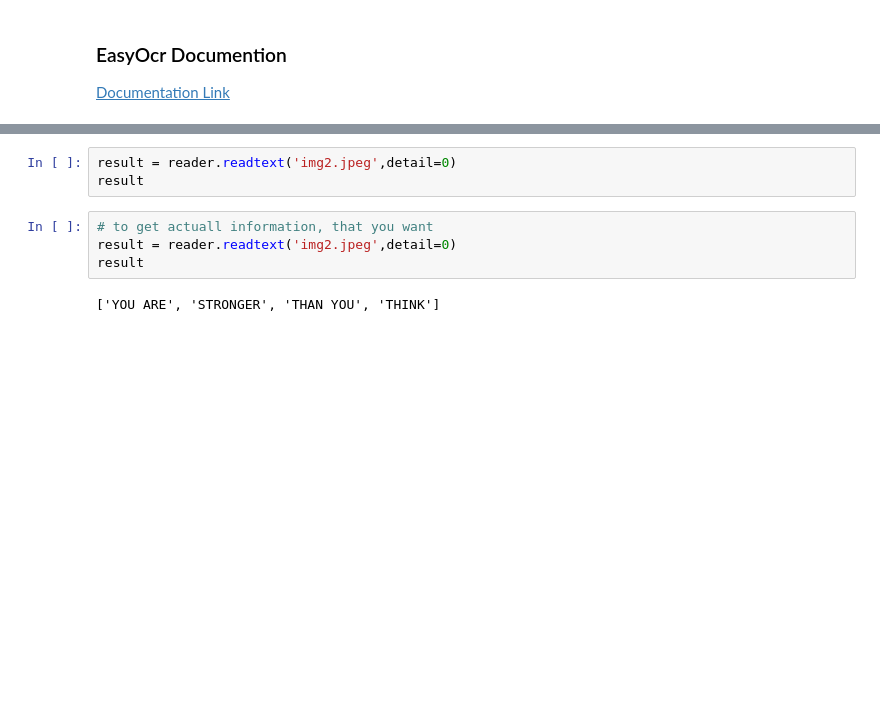
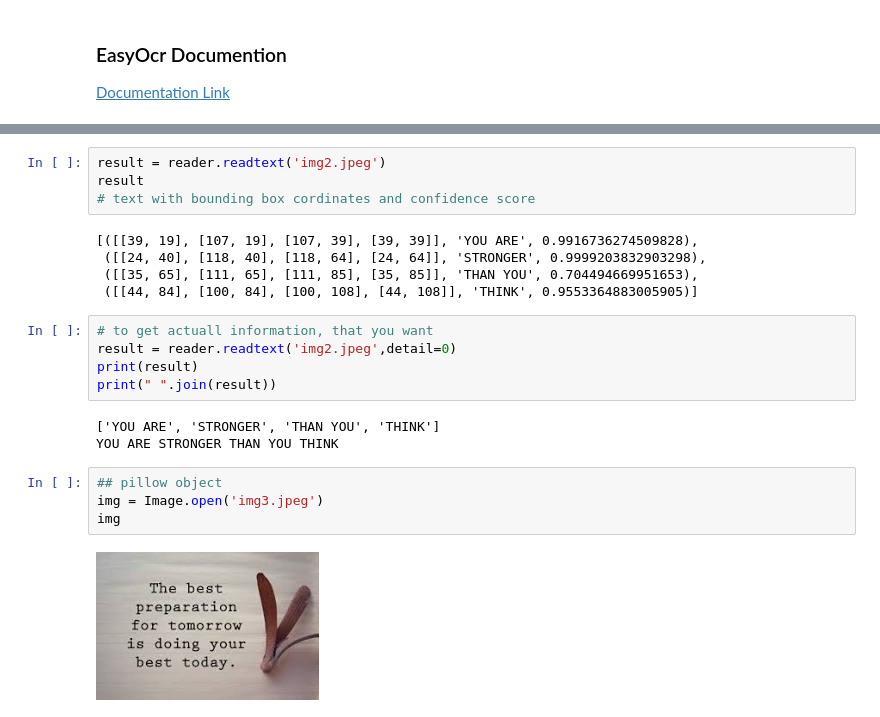
Before and after one commit to Ranjit-Singh-786/Text_recognizer, a Jupyter notebook: ocr_testing.ipynb, the cells around one changed output, grey strips where cells are left out. Saved outputs shown, nothing was run; the diff lists cells and outputs as text; blank space fills up the shorter version.

```diff
--- a/ocr_testing.ipynb
+++ b/ocr_testing.ipynb
@@ -15,9 +12,23 @@ Progress: |███████████████████████
 # %%
-result = reader.readtext('img2.jpeg',detail=0)
+result = reader.readtext('img2.jpeg')
 result
+# text with bounding box cordinates and confidence score
+# %% [output]
+[([[39, 19], [107, 19], [107, 39], [39, 39]], 'YOU ARE', 0.9916736274509828),
+ ([[24, 40], [118, 40], [118, 64], [24, 64]], 'STRONGER', 0.9999203832903298),
+ ([[35, 65], [111, 65], [111, 85], [35, 85]], 'THAN YOU', 0.704494669951653),
+ ([[44, 84], [100, 84], [100, 108], [44, 108]], 'THINK', 0.9553364883005905)]
 # %%
 # to get actuall information, that you want
 result = reader.readtext('img2.jpeg',detail=0)
-result
+print(result)
+print(" ".join(result))
 # %% [output]
 ['YOU ARE', 'STRONGER', 'THAN YOU', 'THINK']
+YOU ARE STRONGER THAN YOU THINK
+# %%
+## pillow object
+img = Image.open('img3.jpeg')
+img
+# %% [output]
+[figure, added]
```
Also changed, not shown: parts of 4 cells of this notebook.
